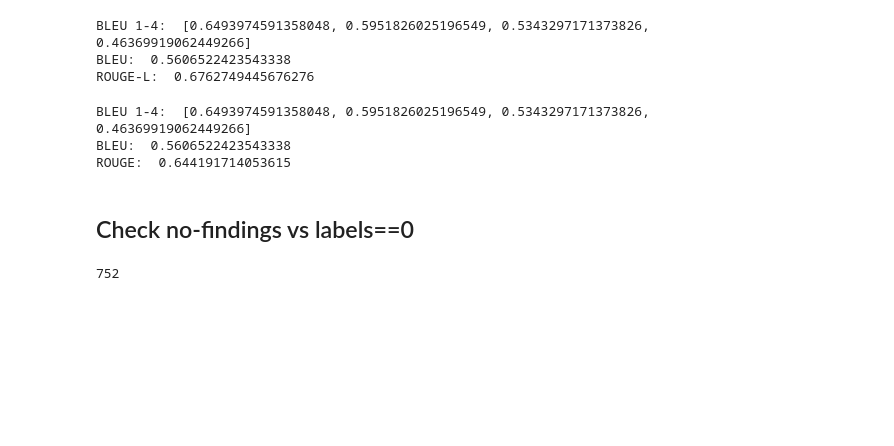
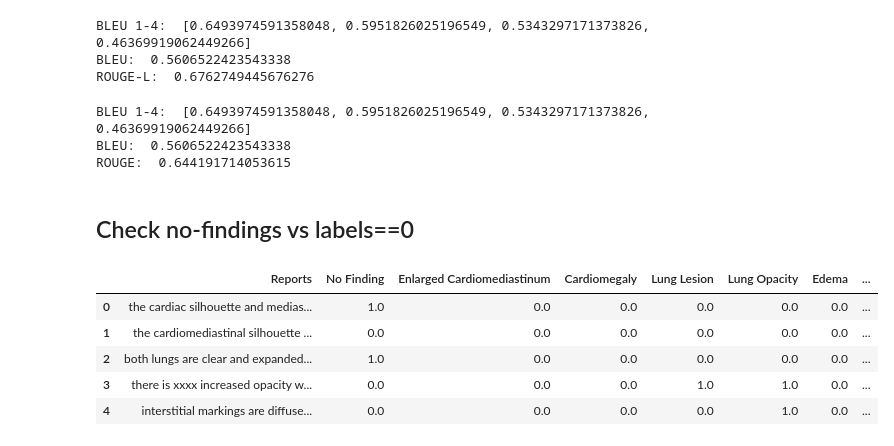
Before and after one commit to pdpino/medical-ai, a Jupyter notebook: medai/datasets/notebooks/iu_xray.ipynb, the cells around one changed output. Drawn from its saved outputs; the diff is of its cells as text; code cells hidden in the pictures; blank space fills up the shorter version.

```diff
--- a/medai/datasets/notebooks/iu_xray.ipynb
+++ b/medai/datasets/notebooks/iu_xray.ipynb
@@ -1192,6 +1306,15 @@ from collections import defaultdict
-# %%
-dataset = IUXRayDataset('test')
-reader = ReportReader(dataset.get_vocab())
-len(dataset)
-# %% [output]
-752
+# %%
+chexpert_path = os.path.join(REPORTS_DIR, 'reports_with_chexpert_labels.csv')
+mirqi_path = os.path.join(REPORTS_DIR, 'reports_with_mirqi_labels.csv')
+# %%
+chexpert_df = pd.read_csv(chexpert_path, index_col=0)
+chexpert_df.replace(-1, 1, inplace=True)
+chexpert_df.replace(-2, 0, inplace=True)
+chexpert_df.head()
+# %% [output]
+|  | Reports | No Finding | Enlarged Cardiomediastinum | Cardiomegaly | Lung Lesion | Lung Opacity | Edema | ... |
+| 0 | the cardiac silhouette and medias... | 1.0 | 0.0 | 0.0 | 0.0 | 0.0 | 0.0 | ... |
+| 1 | the cardiomediastinal silhouette ... | 0.0 | 0.0 | 0.0 | 0.0 | 0.0 | 0.0 | ... |
+| 2 | both lungs are clear and expanded... | 1.0 | 0.0 | 0.0 | 0.0 | 0.0 | 0.0 | ... |
+| 3 | there is xxxx increased opacity w... | 0.0 | 0.0 | 0.0 | 1.0 | 1.0 | 0.0 | ... |
+| 4 | interstitial markings are diffuse... | 0.0 | 0.0 | 0.0 | 0.0 | 1.0 | 0.0 | ... |
```
Also changed, not shown: parts of 27 cells of this notebook, 1 other file.
